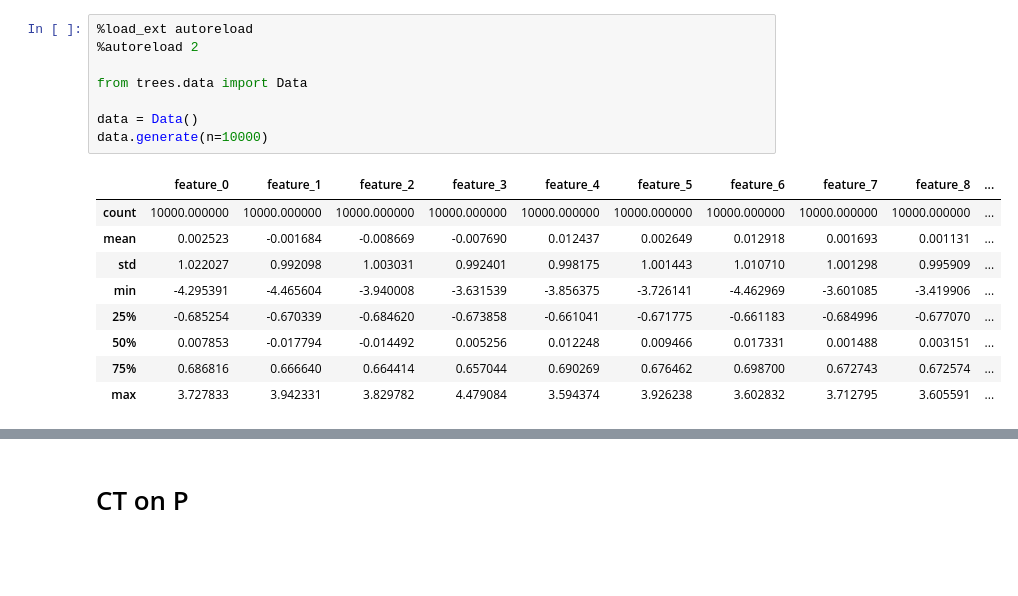
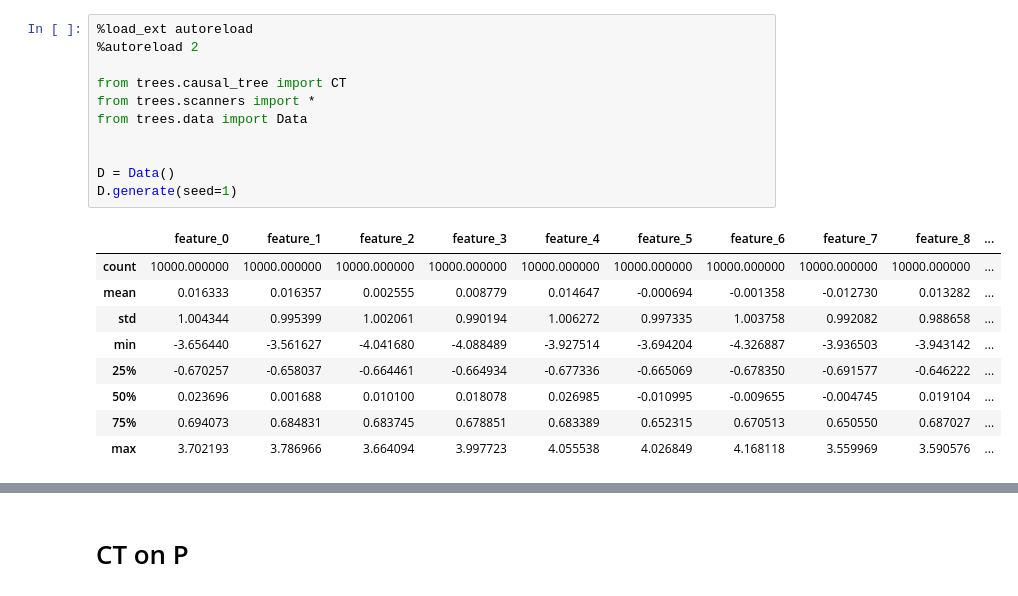
Before and after one commit to antonismand/Query-Driven-Data-Exploration-with-Heterogeneous-Treatment-Effects, a Jupyter notebook: experiments/algorithms/CT/CT.ipynb, the cells around one changed output, grey strips where cells are left out. Drawn from its saved outputs; the diff is of its cells as text; blank space fills up the shorter version.

```diff
--- a/experiments/algorithms/CT/CT.ipynb
+++ b/experiments/algorithms/CT/CT.ipynb
@@ -1,18 +1,21 @@
 # %%
 %load_ext autoreload
 %autoreload 2
 
+from trees.causal_tree import CT
+from trees.scanners import *
 from trees.data import Data
 
-data = Data()
-data.generate(n=10000)
+
+D = Data()
+D.generate(seed=1)
 # %% [output]
 |  | feature_0 | feature_1 | feature_2 | feature_3 | feature_4 | feature_5 | feature_6 | feature_7 | feature_8 | ... |
 | count | 10000.000000 | 10000.000000 | 10000.000000 | 10000.000000 | 10000.000000 | 10000.000000 | 10000.000000 | 10000.000000 | 10000.000000 | ... |
-| mean | 0.002523 | -0.001684 | -0.008669 | -0.007690 | 0.012437 | 0.002649 | 0.012918 | 0.001693 | 0.001131 | ... |
-| std | 1.022027 | 0.992098 | 1.003031 | 0.992401 | 0.998175 | 1.001443 | 1.010710 | 1.001298 | 0.995909 | ... |
-| min | -4.295391 | -4.465604 | -3.940008 | -3.631539 | -3.856375 | -3.726141 | -4.462969 | -3.601085 | -3.419906 | ... |
-| 25% | -0.685254 | -0.670339 | -0.684620 | -0.673858 | -0.661041 | -0.671775 | -0.661183 | -0.684996 | -0.677070 | ... |
-| 50% | 0.007853 | -0.017794 | -0.014492 | 0.005256 | 0.012248 | 0.009466 | 0.017331 | 0.001488 | 0.003151 | ... |
-| 75% | 0.686816 | 0.666640 | 0.664414 | 0.657044 | 0.690269 | 0.676462 | 0.698700 | 0.672743 | 0.672574 | ... |
-| max | 3.727833 | 3.942331 | 3.829782 | 4.479084 | 3.594374 | 3.926238 | 3.602832 | 3.712795 | 3.605591 | ... |
+| mean | 0.016333 | 0.016357 | 0.002555 | 0.008779 | 0.014647 | -0.000694 | -0.001358 | -0.012730 | 0.013282 | ... |
+| std | 1.004344 | 0.995399 | 1.002061 | 0.990194 | 1.006272 | 0.997335 | 1.003758 | 0.992082 | 0.988658 | ... |
+| min | -3.656440 | -3.561627 | -4.041680 | -4.088489 | -3.927514 | -3.694204 | -4.326887 | -3.936503 | -3.943142 | ... |
+| 25% | -0.670257 | -0.658037 | -0.664461 | -0.664934 | -0.677336 | -0.665069 | -0.678350 | -0.691577 | -0.646222 | ... |
+| 50% | 0.023696 | 0.001688 | 0.010100 | 0.018078 | 0.026985 | -0.010995 | -0.009655 | -0.004745 | 0.019104 | ... |
+| 75% | 0.694073 | 0.684831 | 0.683745 | 0.678851 | 0.683389 | 0.652315 | 0.670513 | 0.650550 | 0.687027 | ... |
+| max | 3.702193 | 3.786966 | 3.664094 | 3.997723 | 4.055538 | 4.026849 | 4.168118 | 3.559969 | 3.590576 | ... |
```
Also changed, not shown: parts of 26 cells of this notebook, 9 other files.
